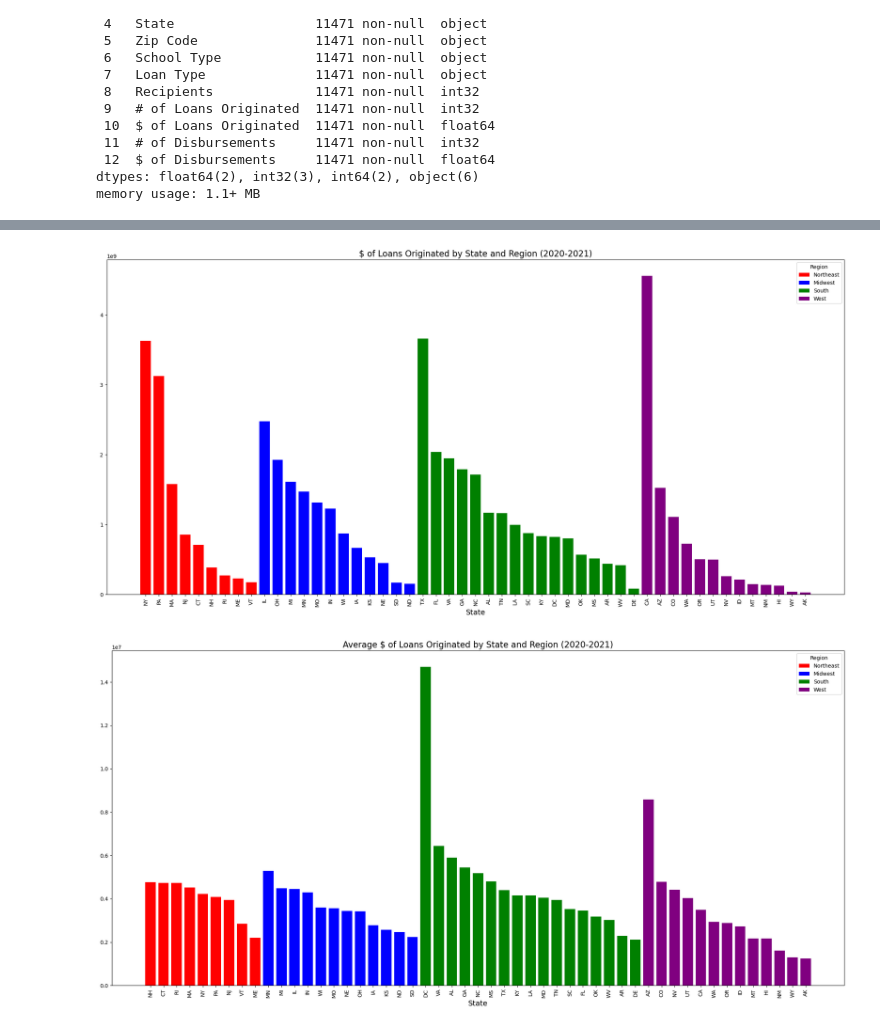
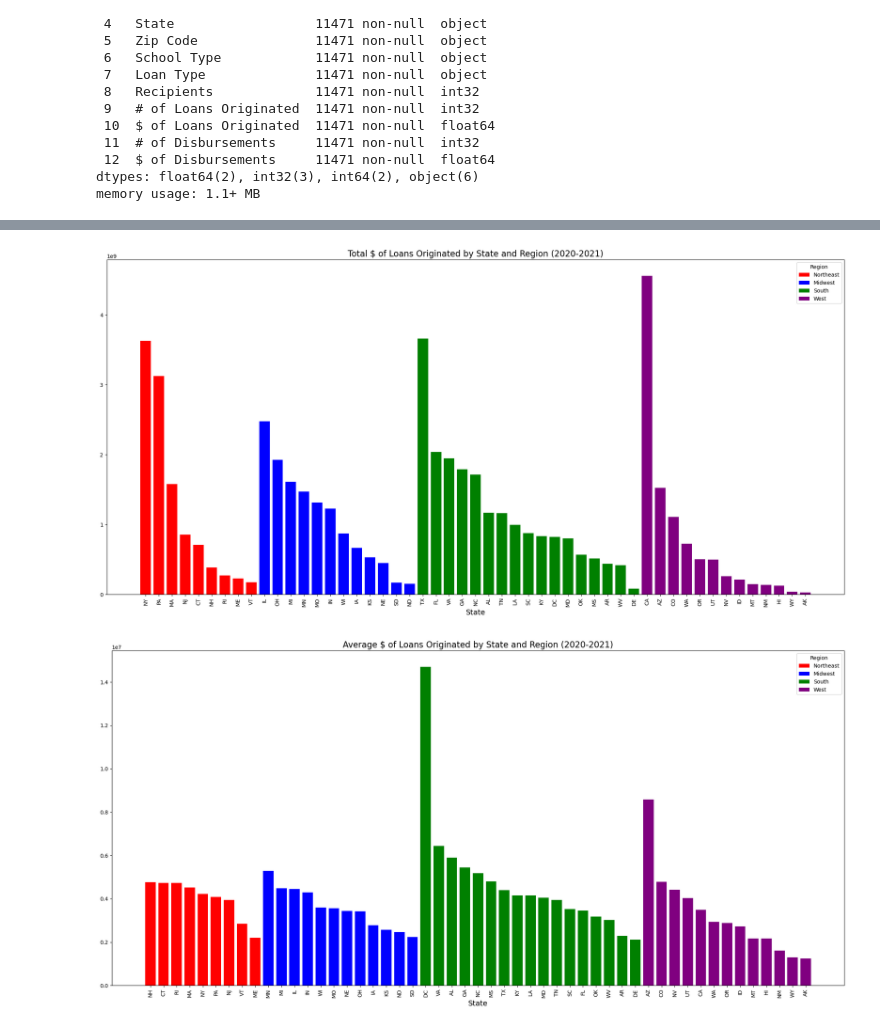
Before and after one commit to wemlaztdj/Demo_p1, a Jupyter notebook: main - TC.ipynb, the cells around one changed output, grey strips where cells are left out. Saved outputs shown, nothing was run; the diff lists cells and outputs as text; code cells hidden in the pictures.

Commit message:
title update

```diff
--- a/main - TC.ipynb
+++ b/main - TC.ipynb
@@ -263,31 +258,31 @@ df['Location']= df['School Type'].apply(Locationss)
 # %%
 regions_list= [
     'Northeast',
     'Midwest',
     'South',
     'West',
     'International'
 ]
 # # sort them
 state_total_loans = df.groupby(['State'])['$ of Loans Originated'].sum().reset_index()
 state_total_loans = state_total_loans.sort_values(by='$ of Loans Originated', ascending=False)
 state_total_loans['Region'] = state_total_loans['State'].apply(assign_region)
 
 
 plt.figure(figsize=(20, 10))
 for region, color in zip(regions.keys(), ['red', 'blue', 'green', 'purple']):
     subset = state_total_loans[state_total_loans['Region'] == region]
     plt.bar(subset['State'], subset['$ of Loans Originated'], label=region, color=color)
 
-plt.title('$ of Loans Originated by State and Region (2020-2021)', fontsize=16)
+plt.title('Total $ of Loans Originated by State and Region (2020-2021)', fontsize=16)
 plt.xlabel('State', fontsize=14)
 plt.legend(title='Region')
 plt.xticks(rotation=90)
 plt.tight_layout()
 plt.savefig("./Output/TCmapplot1.png")
 plt.show()
 # %% [output]
-[figure, old version]
+[figure, new version]
 # %%
 regions_list= [
     'Northeast',
```
Also changed, not shown: parts of 2 cells of this notebook, 1 other file.
